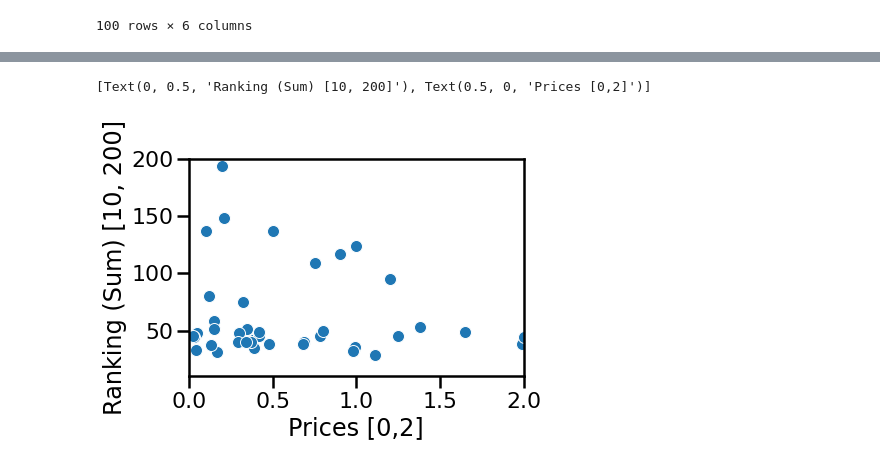
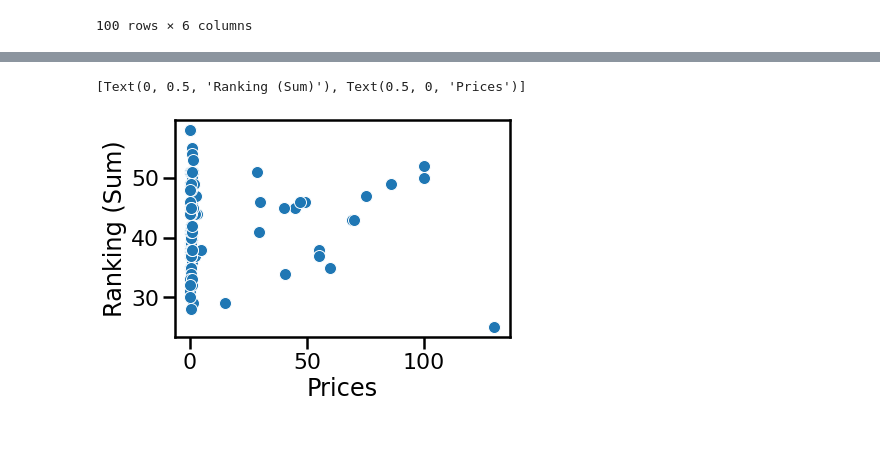
Before and after one commit to 9-cordes/order_experiment, a Jupyter notebook: visualisierung.ipynb, the cells around one changed output, grey strips where cells are left out. Saved outputs shown, nothing was run; the diff lists cells and outputs as text; code cells hidden in the pictures; blank space fills up the shorter version.

```diff
--- a/visualisierung.ipynb
+++ b/visualisierung.ipynb
@@ -94,16 +139,8 @@ print(prices)
 # %%
-data = {}
-for key, val in zip(prices, ranking_sums):
-    data[key] = data.get(key, 0) + val
-
-grouped_prices_sum = data.keys()
-grouped_rankings = data.values()
-
-
-g = sns.scatterplot(x=grouped_prices_sum, y=grouped_rankings)
-g.set(xlim=(0, 2.0))
-g.set(ylim=(10, 200))
-g.set(xlabel='Prices [0,2]', ylabel='Ranking (Sum) [10, 200]')
+g = sns.scatterplot(x=prices, y=ranking_sums)
+# g.set(xlim=(1.5, 150))
+# g.set(ylim=(10, 200))
+g.set(xlabel='Prices', ylabel='Ranking (Sum)')
 # %% [output]
-[Text(0, 0.5, 'Ranking (Sum) [10, 200]'), Text(0.5, 0, 'Prices [0,2]')]
+[Text(0, 0.5, 'Ranking (Sum)'), Text(0.5, 0, 'Prices')]
-[figure, old version]
+[figure, new version]
```
Also changed, not shown: parts of 7 cells of this notebook.
